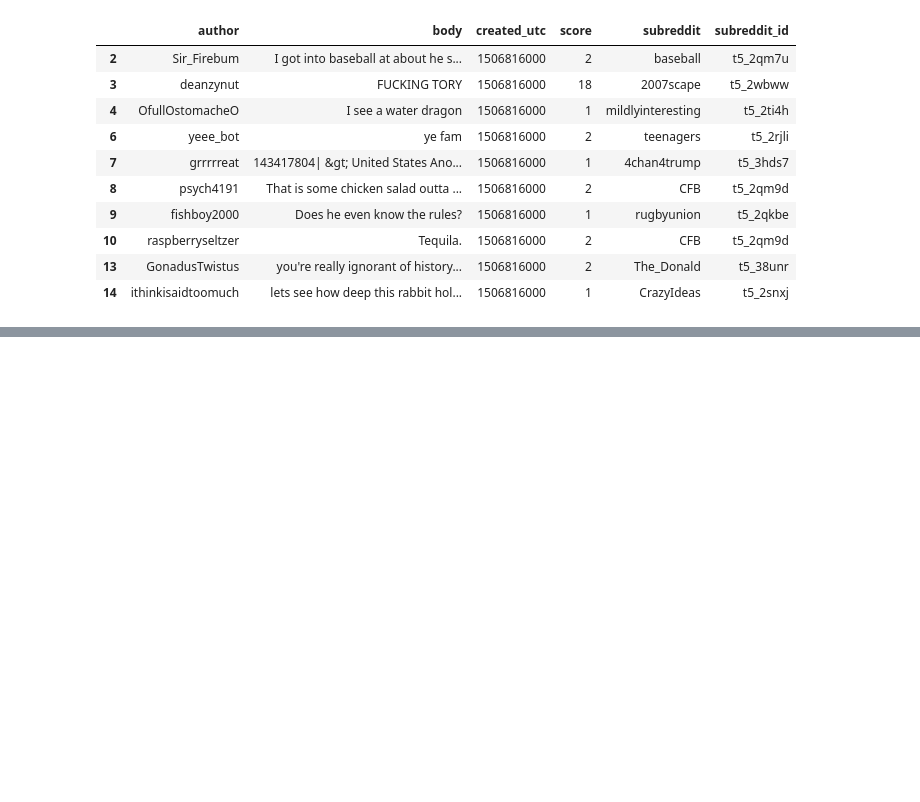
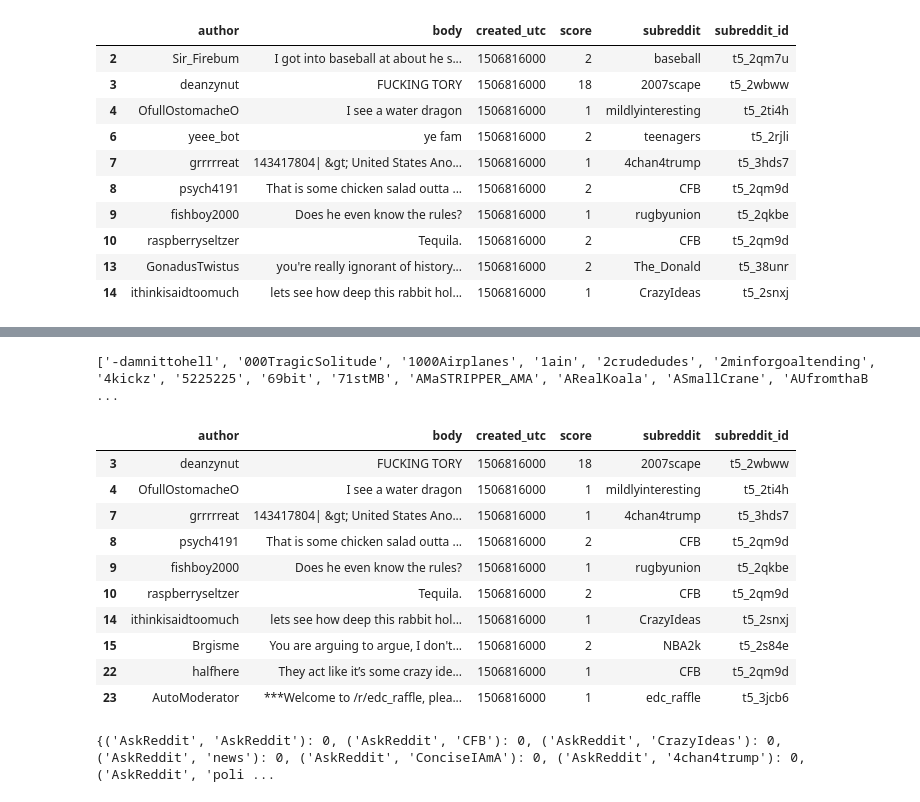
Before and after one commit to kuba-swe/data_eng_project_12, a Jupyter notebook: notebooks/pure_python_test.ipynb, the cells around one changed output, grey strips where cells are left out. Drawn from its saved outputs; the diff is of its cells as text; code cells hidden in the pictures; blank space fills up the shorter version.

```diff
--- a/notebooks/pure_python_test.ipynb
+++ b/notebooks/pure_python_test.ipynb
@@ -76,3 +76,8 @@ df_sub_filtered.head(10)
 | 10 | raspberryseltzer | Tequila. | 1506816000 | 2 | CFB | t5_2qm9d |
 | 13 | GonadusTwistus | you're really ignorant of history... | 1506816000 | 2 | The_Donald | t5_38unr |
 | 14 | ithinkisaidtoomuch | lets see how deep this rabbit hol... | 1506816000 | 1 | CrazyIdeas | t5_2snxj |
+# %%
+# Step 4.1: Find out who are active users
+
+df_user_count = pd.DataFrame(df_sub_filtered.groupby("author")["body"].count()).reset_index().rename(mapper={"body": "count"}, axis="columns")
+df_user_count.head(10)
@@ -78,0 +96,34 @@ df_sub_filtered.head(10)
+# %%
+# Step 4.2: Find active and inactive users
+
+comment_threshold = 1
+
+df_top_users = df_user_count.loc[df_user_count["count"] > comment_threshold]
+top_users = df_top_users["author"].tolist()
+print(top_users)
+# %% [output]
+['-damnittohell', '000TragicSolitude', '1000Airplanes', '1ain', '2crudedudes', '2minforgoaltending', '4kickz', '5225225', '69bit', '71stMB', 'AMaSTRIPPER_AMA', 'ARealKoala', 'ASmallCrane', 'AUfromthaB ...
+# %%
+# Step 4.3: Filter out inactive users with few comments
+
+df_user_filtered = df_sub_filtered.loc[df_sub_filtered["author"].isin(top_users)]
+df_user_filtered.head(10)
+# %% [output]
+|  | author | body | created_utc | score | subreddit | subreddit_id |
+| 3 | deanzynut | FUCKING TORY | 1506816000 | 18 | 2007scape | t5_2wbww |
+| 4 | OfullOstomacheO | I see a water dragon | 1506816000 | 1 | mildlyinteresting | t5_2ti4h |
+| 7 | grrrrreat | 143417804| &gt; United States Ano... | 1506816000 | 1 | 4chan4trump | t5_3hds7 |
+| 8 | psych4191 | That is some chicken salad outta ... | 1506816000 | 2 | CFB | t5_2qm9d |
+| 9 | fishboy2000 | Does he even know the rules? | 1506816000 | 1 | rugbyunion | t5_2qkbe |
+| 10 | raspberryseltzer | Tequila. | 1506816000 | 2 | CFB | t5_2qm9d |
+| 14 | ithinkisaidtoomuch | lets see how deep this rabbit hol... | 1506816000 | 1 | CrazyIdeas | t5_2snxj |
+| 15 | Brgisme | You are arguing to argue, I don't... | 1506816000 | 2 | NBA2k | t5_2s84e |
+| 22 | halfhere | They act like it’s some crazy ide... | 1506816000 | 1 | CFB | t5_2qm9d |
+| 23 | AutoModerator | ***Welcome to /r/edc_raffle, plea... | 1506816000 | 1 | edc_raffle | t5_3jcb6 |
+# %%
+# Step 5: Create matrix with subreddit combinations
+
+sub_combos = {(sub_1, sub_2): 0 for sub_1 in top_subs for sub_2 in top_subs}
+print(sub_combos)
+# %% [output]
+{('AskReddit', 'AskReddit'): 0, ('AskReddit', 'CFB'): 0, ('AskReddit', 'CrazyIdeas'): 0, ('AskReddit', 'news'): 0, ('AskReddit', 'ConciseIAmA'): 0, ('AskReddit', '4chan4trump'): 0, ('AskReddit', 'poli ...
```
Also changed, not shown: parts of 1 cell of this notebook, 1 other file.
